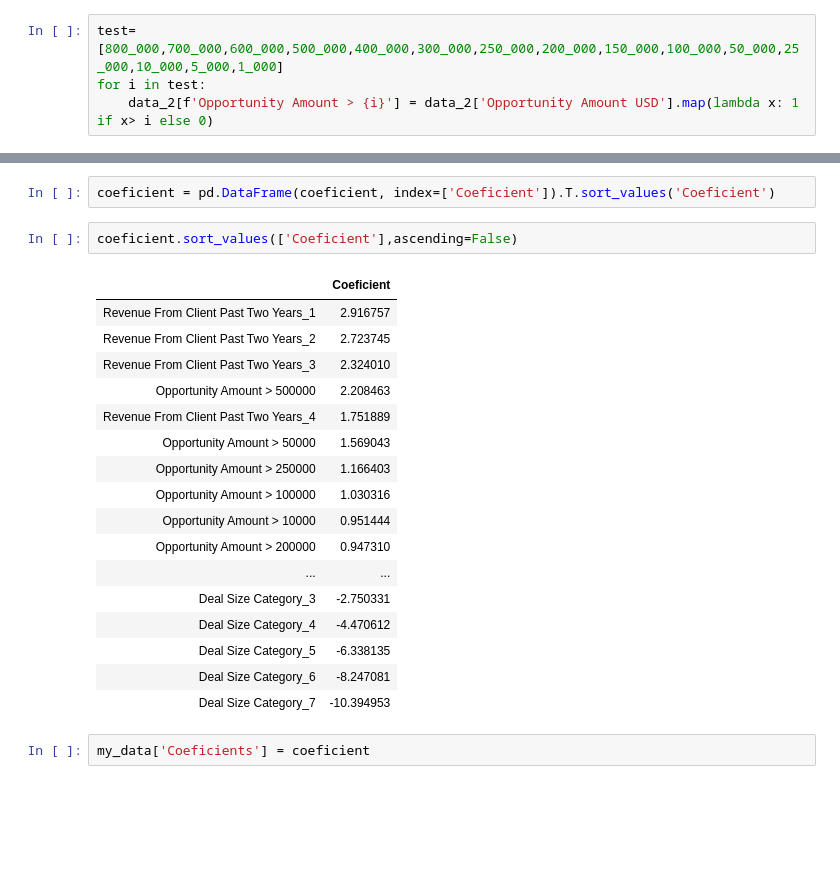
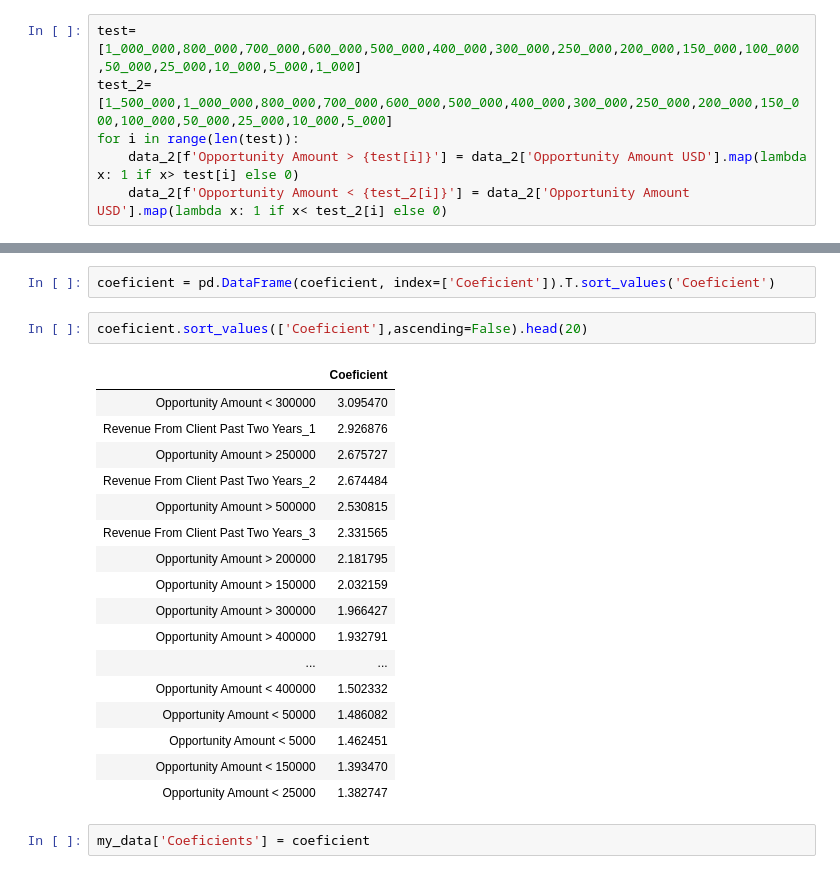
Before and after one commit to OliverAHernandez/IBM-Sales-Analysis, a Jupyter notebook: code/EDA.ipynb, the cells around one changed output, grey strips where cells are left out. Drawn from its saved outputs; the diff is of its cells as text; blank space fills up the shorter version.

```diff
--- a/code/EDA.ipynb
+++ b/code/EDA.ipynb
@@ -264,9 +264,11 @@ data_2 = pd.get_dummies(data=dummied_data, columns=['Client Size By Revenue',
                                           'Deal Size Category'],
                drop_first=True)
 # %%
-test= [800_000,700_000,600_000,500_000,400_000,300_000,250_000,200_000,150_000,100_000,50_000,25_000,10_000,5_000,1_000]
-for i in test:
-    data_2[f'Opportunity Amount > {i}'] = data_2['Opportunity Amount USD'].map(lambda x: 1 if x> i else 0)
+test= [1_000_000,800_000,700_000,600_000,500_000,400_000,300_000,250_000,200_000,150_000,100_000,50_000,25_000,10_000,5_000,1_000]
+test_2= [1_500_000,1_000_000,800_000,700_000,600_000,500_000,400_000,300_000,250_000,200_000,150_000,100_000,50_000,25_000,10_000,5_000]
+for i in range(len(test)):
+    data_2[f'Opportunity Amount > {test[i]}'] = data_2['Opportunity Amount USD'].map(lambda x: 1 if x> test[i] else 0)
+    data_2[f'Opportunity Amount < {test_2[i]}'] = data_2['Opportunity Amount USD'].map(lambda x: 1 if x< test_2[i] else 0)
 # %%
 data_2.drop(columns='Opportunity Amount USD', axis=1, inplace=True)
 # %%
@@ -353,25 +356,25 @@ coeficient = {X.columns[i]:[lr.coef_[0][i]] for i in range(len(X.columns))}
 # %%
 coeficient = pd.DataFrame(coeficient, index=['Coeficient']).T.sort_values('Coeficient')
 # %%
-coeficient.sort_values(['Coeficient'],ascending=False)
+coeficient.sort_values(['Coeficient'],ascending=False).head(20)
 # %% [output]
 |  | Coeficient |
-| Revenue From Client Past Two Years_1 | 2.916757 |
-| Revenue From Client Past Two Years_2 | 2.723745 |
-| Revenue From Client Past Two Years_3 | 2.324010 |
-| Opportunity Amount > 500000 | 2.208463 |
-| Revenue From Client Past Two Years_4 | 1.751889 |
-| Opportunity Amount > 50000 | 1.569043 |
-| Opportunity Amount > 250000 | 1.166403 |
-| Opportunity Amount > 100000 | 1.030316 |
-| Opportunity Amount > 10000 | 0.951444 |
-| Opportunity Amount > 200000 | 0.947310 |
+| Opportunity Amount < 300000 | 3.095470 |
+| Revenue From Client Past Two Years_1 | 2.926876 |
+| Opportunity Amount > 250000 | 2.675727 |
+| Revenue From Client Past Two Years_2 | 2.674484 |
+| Opportunity Amount > 500000 | 2.530815 |
+| Revenue From Client Past Two Years_3 | 2.331565 |
+| Opportunity Amount > 200000 | 2.181795 |
+| Opportunity Amount > 150000 | 2.032159 |
+| Opportunity Amount > 300000 | 1.966427 |
+| Opportunity Amount > 400000 | 1.932791 |
 | ... | ... |
-| Deal Size Category_3 | -2.750331 |
-| Deal Size Category_4 | -4.470612 |
-| Deal Size Category_5 | -6.338135 |
-| Deal Size Category_6 | -8.247081 |
-| Deal Size Category_7 | -10.394953 |
+| Opportunity Amount < 400000 | 1.502332 |
+| Opportunity Amount < 50000 | 1.486082 |
+| Opportunity Amount < 5000 | 1.462451 |
+| Opportunity Amount < 150000 | 1.393470 |
+| Opportunity Amount < 25000 | 1.382747 |
 # %%
 my_data['Coeficients'] = coeficient
 # %%
```
Also changed, not shown: parts of 9 cells of this notebook, 3 other files.
